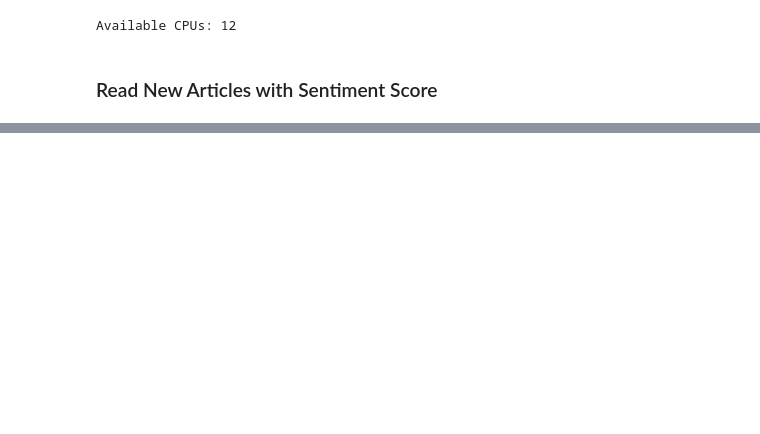
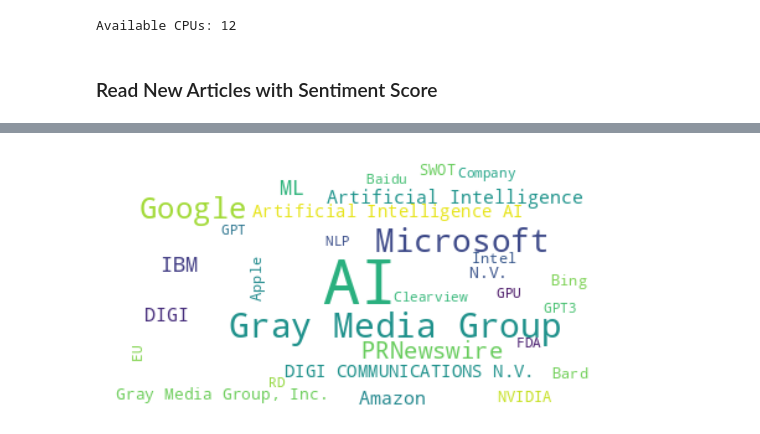
Before and after one commit to slvhuang/Final-Project-NLP, a Jupyter notebook: 5_entity_identification.ipynb, the cells around one changed output, grey strips where cells are left out. Saved outputs shown, nothing was run; the diff lists cells and outputs as text; code cells hidden in the pictures; blank space fills up the shorter version.

```diff
--- a/5_entity_identification.ipynb
+++ b/5_entity_identification.ipynb
@@ -121,0 +137,3 @@ df_news.shape
+# %%
+# clean the text
+df_news['cleaned text'] = df_news['cleaned text'].apply(lambda x: remove_links(x))
@@ -121,0 +168,13 @@ df_news.shape
+# %%
+# function to extract entities from news text with sentence segmentation
+def extract_entities_sen(df):
+    with mp.Pool() as pool:
+        results = pool.imap_unordered(process_text_sen, df['cleaned text'], chunksize=2000)
+        for i, ents in enumerate(results):
+            for ent in ents:
+                yield df.iloc[i]['id'], ent[0], ent[1]
+# %%
+%%time
+
+ner_spacy_ntext_sen_df = pd.DataFrame(extract_entities_sen(df_news), columns=['id', 'Entities', 'Labels'])
+ner_spacy_ntext_sen_df
@@ -121,0 +212,4 @@ df_news.shape
+# %%
+# filter only the entities labelled as organization and count the number of occurences
+spacy_org_sen_top30 = ner_spacy_ntext_sen_df[ner_spacy_ntext_sen_df['Labels'] == 'ORG'].groupby(['Entities', 'Labels']).size().reset_index().rename(columns={0:'count'}).sort_values('count', ascending=False).head(30)
+spacy_org_sen_top30
@@ -121,0 +234,16 @@ df_news.shape
+# %%
+# plot a word cloud
+from wordcloud import WordCloud
+
+word_counts = spacy_org_sen_top30.set_index('Entities')['count'].to_dict()
+
+# Create the word cloud
+wordcloud = WordCloud(max_font_size=50, max_words=100, background_color='white').generate_from_frequencies(word_counts)
+
+# Plot the word cloud
+plt.figure()
+plt.imshow(wordcloud, interpolation='bilinear')
+plt.axis('off')
+plt.show()
+# %% [output]
+[figure, added]
```
Also changed, not shown: parts of 28 cells of this notebook, 2 other files.
